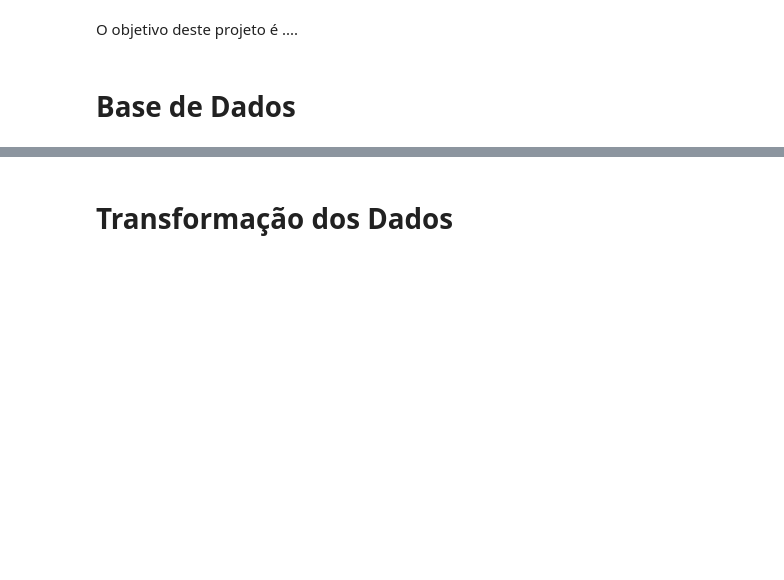
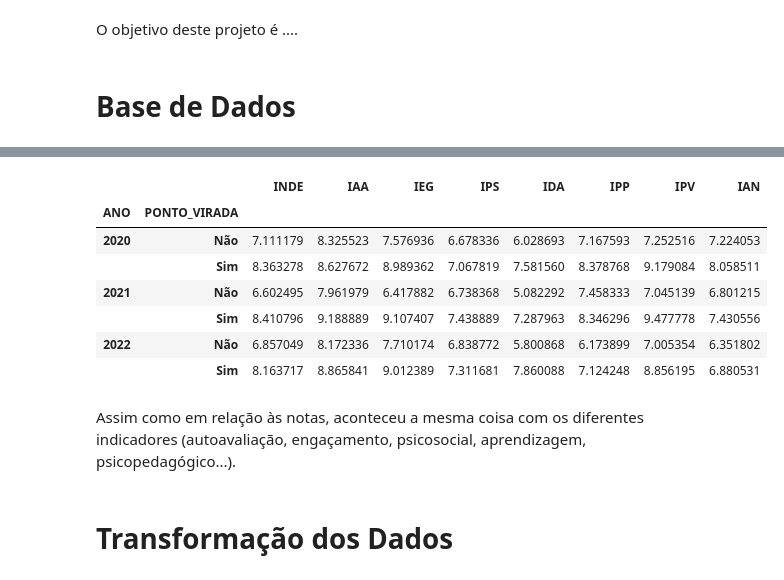
Before and after one commit to ESipp/postech-datathon-pm, a Jupyter notebook: datathon_passos_magicos.ipynb, the cells around one changed output, grey strips where cells are left out. Cells and saved outputs as stored; diff of their text form; code cells hidden in the pictures; blank space fills up the shorter version.

```diff
--- a/datathon_passos_magicos.ipynb
+++ b/datathon_passos_magicos.ipynb
@@ -28,3 +279,17 @@ Comentários gerais das bases de dados
+# %%
+medias = df.groupby(['ANO', 'PONTO_VIRADA'])[['INDE', 'IAA', 'IEG', 'IPS', 'IDA', 'IPP', 'IPV', 'IAN']].mean()
+medias
+# %% [output]
+|  |  | INDE | IAA | IEG | IPS | IDA | IPP | IPV | IAN |
+| ANO | PONTO_VIRADA |  |  |  |  |  |  |  |  |
+| 2020 | Não | 7.111179 | 8.325523 | 7.576936 | 6.678336 | 6.028693 | 7.167593 | 7.252516 | 7.224053 |
+|  | Sim | 8.363278 | 8.627672 | 8.989362 | 7.067819 | 7.581560 | 8.378768 | 9.179084 | 8.058511 |
+| 2021 | Não | 6.602495 | 7.961979 | 6.417882 | 6.738368 | 5.082292 | 7.458333 | 7.045139 | 6.801215 |
+|  | Sim | 8.410796 | 9.188889 | 9.107407 | 7.438889 | 7.287963 | 8.346296 | 9.477778 | 7.430556 |
+| 2022 | Não | 6.857049 | 8.172336 | 7.710174 | 6.838772 | 5.800868 | 6.173899 | 7.005354 | 6.351802 |
+|  | Sim | 8.163717 | 8.865841 | 9.012389 | 7.311681 | 7.860088 | 7.124248 | 8.856195 | 6.880531 |
+# %% [markdown]
+Assim como em relação às notas, aconteceu a mesma coisa com os diferentes indicadores (autoavaliação, engaçamento, psicosocial, aprendizagem, psicopedagógico...).
 # %% [markdown]
 # Transformação dos Dados
 # %% [markdown]
```
Also changed, not shown: parts of 16 cells of this notebook, 3 other files.
